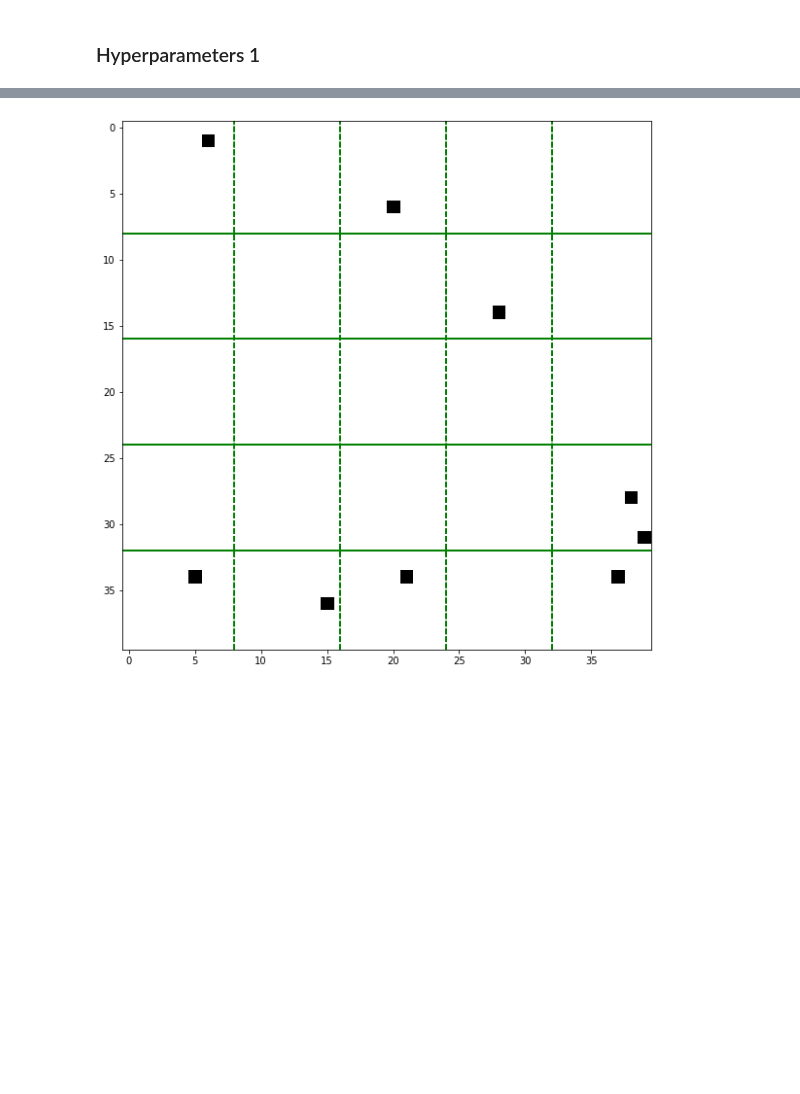
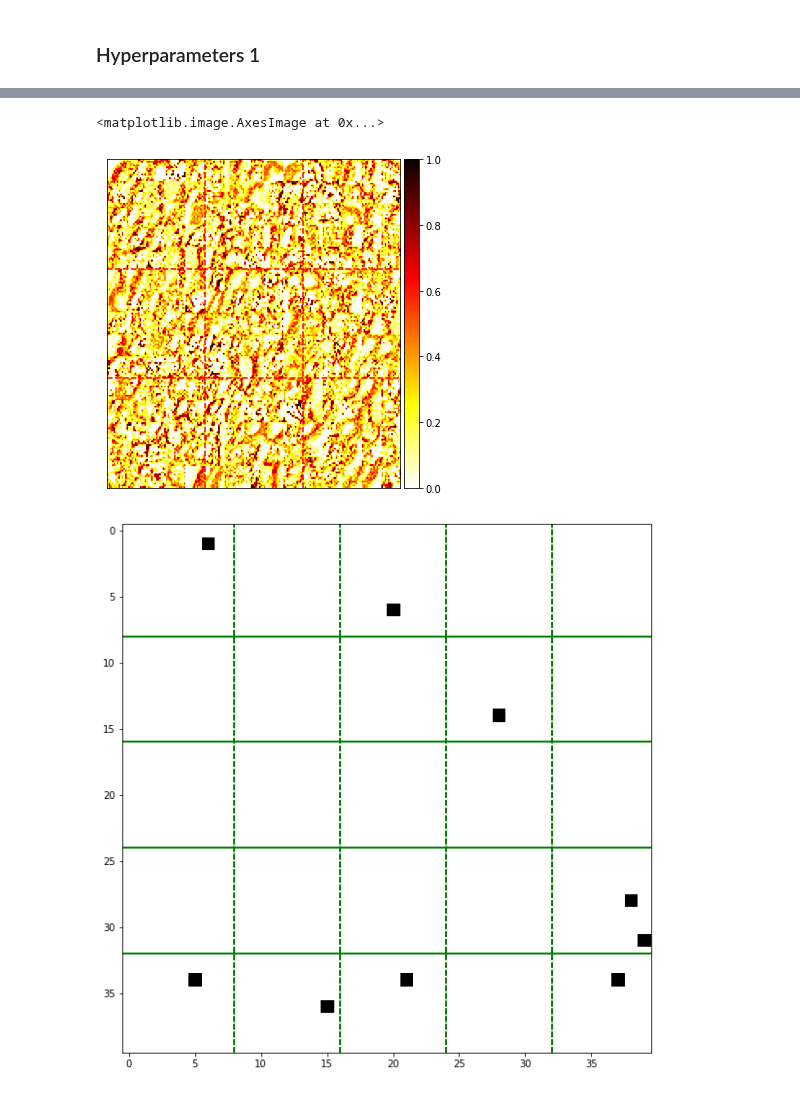
Before and after one commit to Singular-Brain/DeepBioLCNet, a Jupyter notebook: BioLCNet.ipynb, the cells around one changed output, grey strips where cells are left out. Drawn from its saved outputs; the diff is of its cells as text; code cells hidden in the pictures; blank space fills up the shorter version.

```diff
--- a/BioLCNet.ipynb
+++ b/BioLCNet.ipynb
@@ -1195,9 +1201,9 @@ train_hparams = {
 }
 # %%
 # Dataset Hyperparameters
-target_classes = None #(0,1)
+target_classes = (0,1)
 if target_classes:
-    npz_file = np.load(f'bindsnet/mask_{"_".join([str(i) for i in target_classes])}.npz')
+    npz_file = np.load(f'DeepBioLCNet/mask_{"_".join([str(i) for i in target_classes])}.npz')
     # npz_file = np.load('bindsnet/mask_0_1.npz') ##### KESAFAT KARI !!!
     mask, mask_test = torch.from_numpy(npz_file['arr_0']), torch.from_numpy(npz_file['arr_1'])
     n_classes = len(target_classes)
@@ -1208,7 +1214,7 @@ else:
     n_classes = 10
 
 data_hparams = {
-    'intensity': 1024*2,
+    'intensity': 128,
     'crop_size': 20,
     'round_input': False,
 }
@@ -1255,7 +1261,7 @@ network_hparams = {
     'trace_additive' : False,
 
     # Learning
-    'update_rule_LC': PostPre,
+    'update_rule_LC': MSTDP,
     'update_rule_LC2': None,
     'update_rule_Output': MSTDP,
     'update_rule_inh': None,
@@ -1329,7 +1335,7 @@ reward_hparams= {
     'dps_factor': 20, #pred_decay, #RPE
     }
 # %%
-time = 25+25 #320
+time = 150+150+150 #320
 network_hparams.update(
     {
      'time': time,
@@ -1372,0 +1375,5 @@ KeyboardInterrupt: ignored
+# %%
+manual_seed(SEED)
+hparams = {**reward_hparams, **network_hparams, **train_hparams, **data_hparams}
+net = LCNet(**hparams, reward_fn = DynamicDopamineInjection)
+net.fit(dataloader = dataloader, val_loader = val_loader, reward_hparams = reward_hparams, **train_hparams)
@@ -1373,3 +1390,8 @@ KeyboardInterrupt: ignored
+# %%
+plot_locally_connected_weights(net.connections[('input', 'main1')].w, 25, 12, 3, net.connections[('input', 'main1')].locations, 25)
+# %% [output]
+<matplotlib.image.AxesImage at 0x...>
+[figure, added]
 # %%
 spikes_ = plot_LC_timepoint_spikes(net.sample_spikes['main1'][0], 40, 25, 1, 0, 8)
 # %% [output]
```
Also changed, not shown: parts of 12 cells of this notebook.
